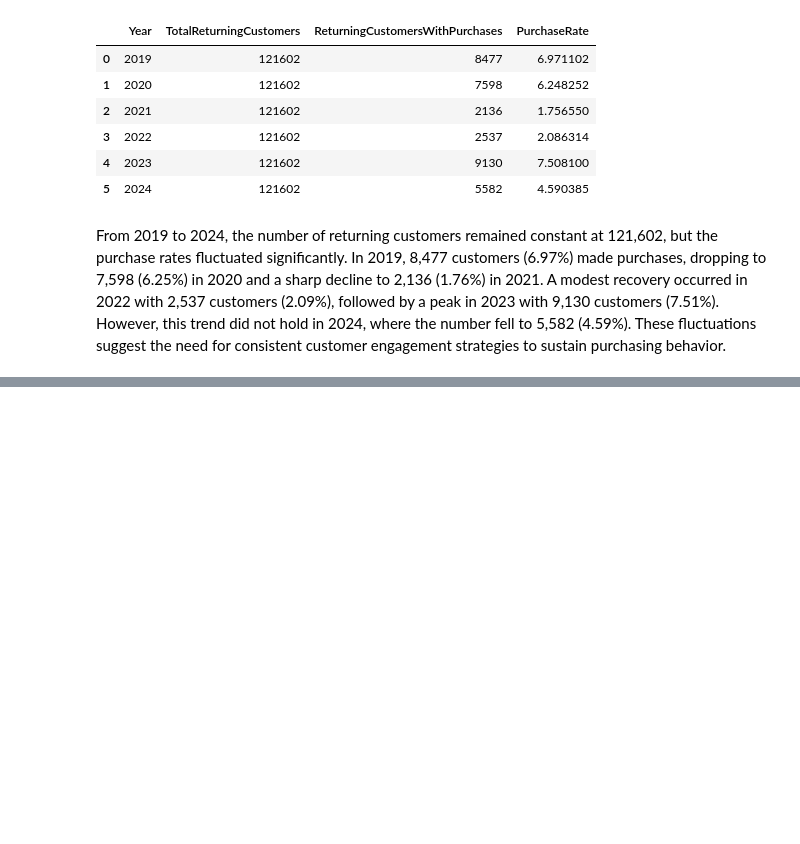
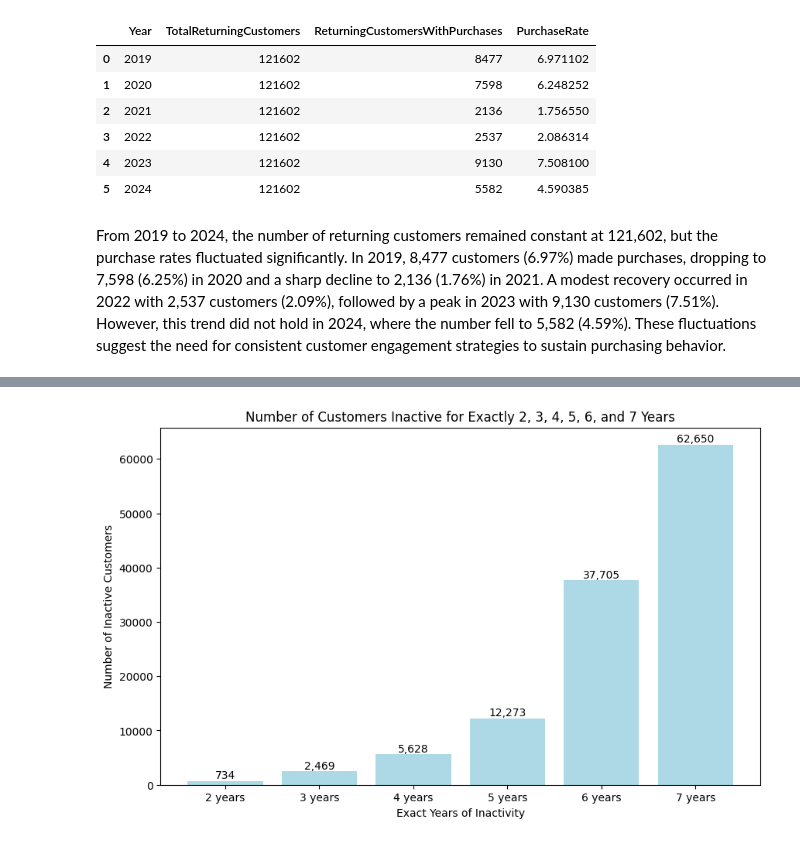
Before and after one commit to Rachel-you/crystal_synergy, a Jupyter notebook: retention_analysis/retention_v1.ipynb, the cells around one changed output, grey strips where cells are left out. Drawn from its saved outputs; the diff is of its cells as text; code cells hidden in the pictures; blank space fills up the shorter version.

```diff
--- a/retention_analysis/retention_v1.ipynb
+++ b/retention_analysis/retention_v1.ipynb
@@ -82,0 +114,24 @@ From 2019 to 2024, the number of returning customers remained constant at 121,60
+# %%
+inactive_exactly_2_years = inactivity_counts[inactivity_counts == 2].count()
+inactive_exactly_3_years = inactivity_counts[inactivity_counts == 3].count()
+inactive_exactly_4_years = inactivity_counts[inactivity_counts == 4].count()
+inactive_exactly_5_years = inactivity_counts[inactivity_counts == 5].count()
+inactive_exactly_6_years = inactivity_counts[inactivity_counts == 6].count()
+inactive_exactly_7_years = inactivity_counts[inactivity_counts == 7].count()
+
+years_of_exact_inactivity.append('7 years')
+numbers_of_customers_exact.append(inactive_exactly_7_years)
+
+plt.figure(figsize=(10, 6))
+bars_exact = plt.bar(years_of_exact_inactivity, numbers_of_customers_exact, color='lightblue')
+
+for bar in bars_exact:
+    yval = bar.get_height()
+    plt.text(bar.get_x() + bar.get_width()/2, yval + 0.5, f'{yval:,}', ha='center', va='bottom')
+
+plt.xlabel('Exact Years of Inactivity')
+plt.ylabel('Number of Inactive Customers')
+plt.title('Number of Customers Inactive for Exactly 2, 3, 4, 5, 6, and 7 Years')
+plt.show()
+# %% [output]
+[figure, added]
```
Also changed, not shown: parts of 2 cells of this notebook, 1 other file.
